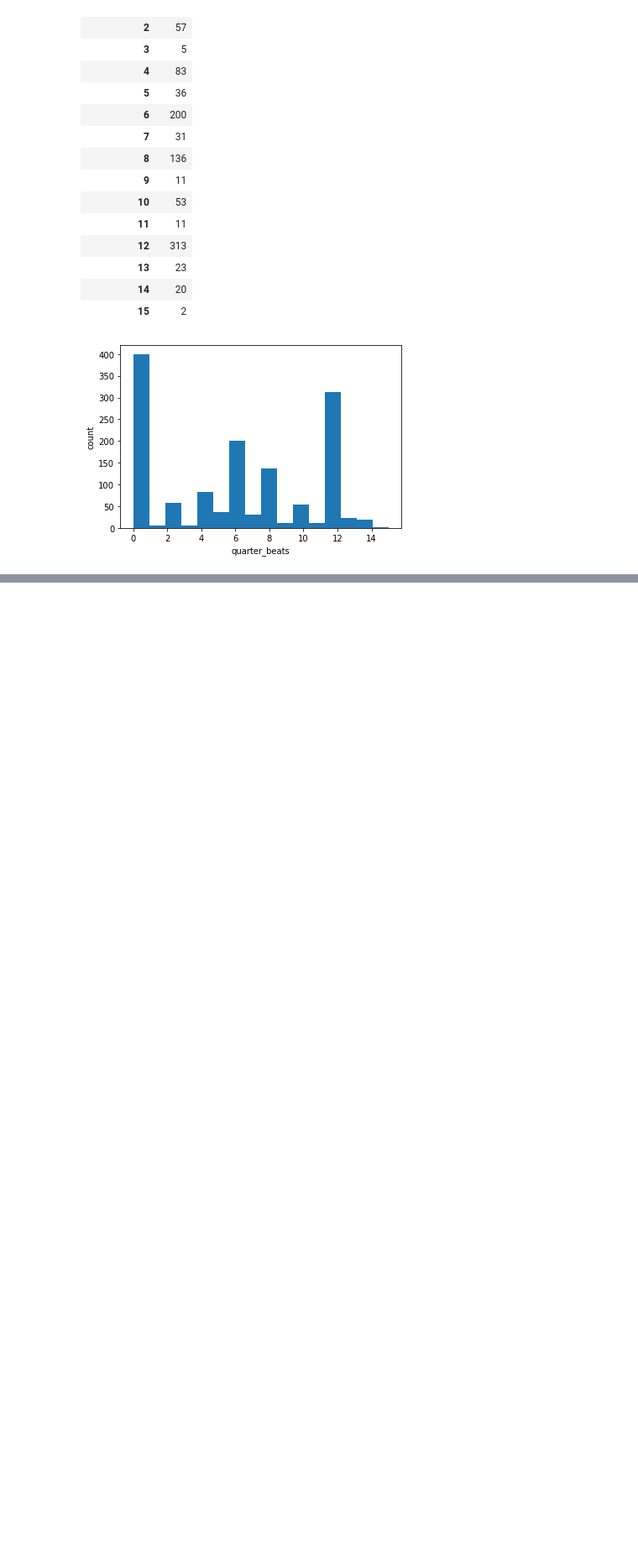
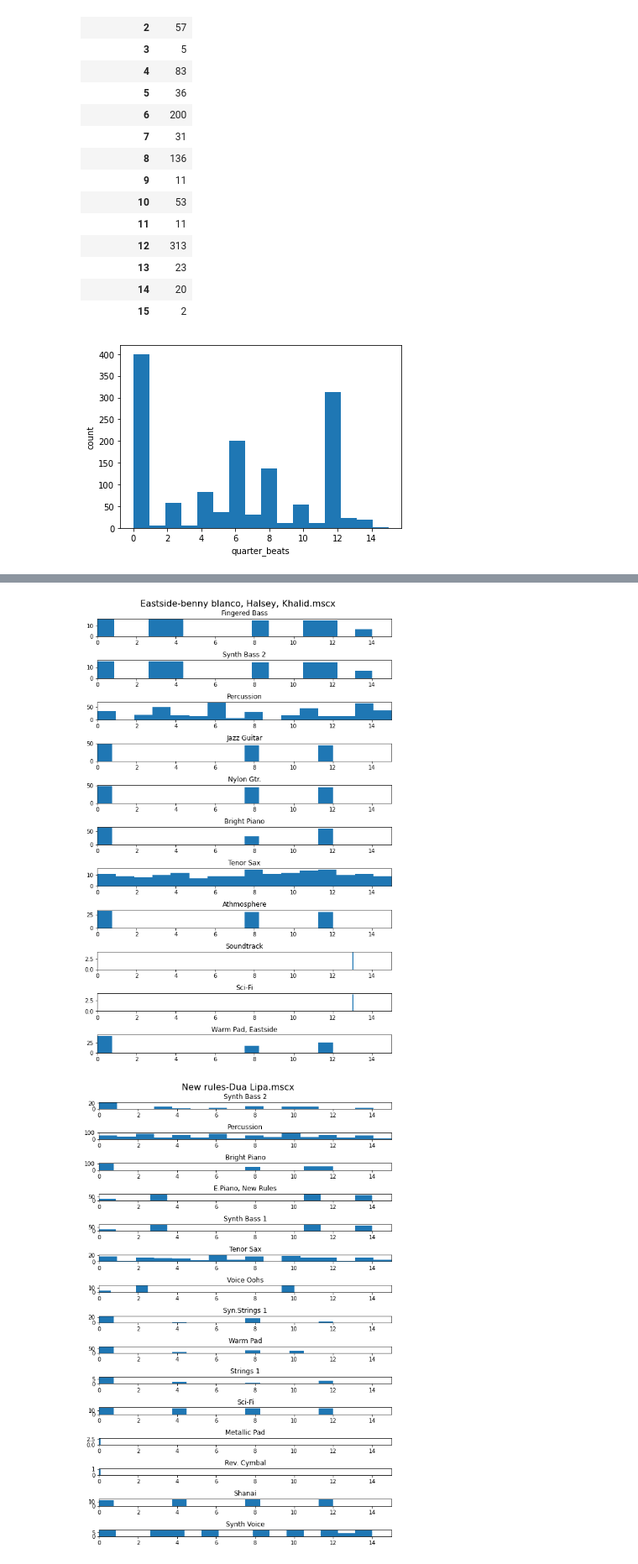
Before and after one commit to pushkarjajoria/Tresillo, a Jupyter notebook: src/histograms.ipynb, the cells around one changed output, grey strips where cells are left out. Shown: that part at 84% size. Cells and saved outputs as stored; diff of their text form; code cells hidden in the pictures; blank space fills up the shorter version.

```diff
--- a/src/histograms.ipynb
+++ b/src/histograms.ipynb
@@ -111,0 +128,38 @@ df_histogram
+# %%
+for idx, el in enumerate(list_sheet_music):
+    #Get notes with onsets
+    s = Score(dir_sheet_music+el)
+    df = s.mscx.notes
+    if idx == 0:
+        df_score = df
+
+    # Define instruments
+    instrument_dict = {}
+    for key in s.mscx.metadata['parts']:
+        for staff in s.mscx.metadata['parts'][key].keys():
+            instrument_dict[staff] = key
+
+
+    #staff to instruments
+    df['instrument'] = [instrument_dict[el] if el in instrument_dict else 'na' for el in df.staff]
+
+
+
+    df['quarter_beats'] = (df.mc_onset*16).astype('int32')
+
+
+    #plot distributions
+
+    fig, ax = plt.subplots(len(df['instrument'].unique()), 1, figsize=(8, 12))
+    fig.suptitle(el, fontsize=16)
+
+
+    for idx, el in enumerate(df.instrument.unique()):
+        df_curr = df[df['instrument'] == el]
+        ax[idx].hist(df_curr['quarter_beats'], bins=16)
+        ax[idx].set_xlim([0, 15])
+        ax[idx].set_title(el)
+    fig.tight_layout(pad=1.0)
+# %% [output]
+[figure, added]
+[figure, added]
```
Also changed, not shown: parts of 6 cells of this notebook.
